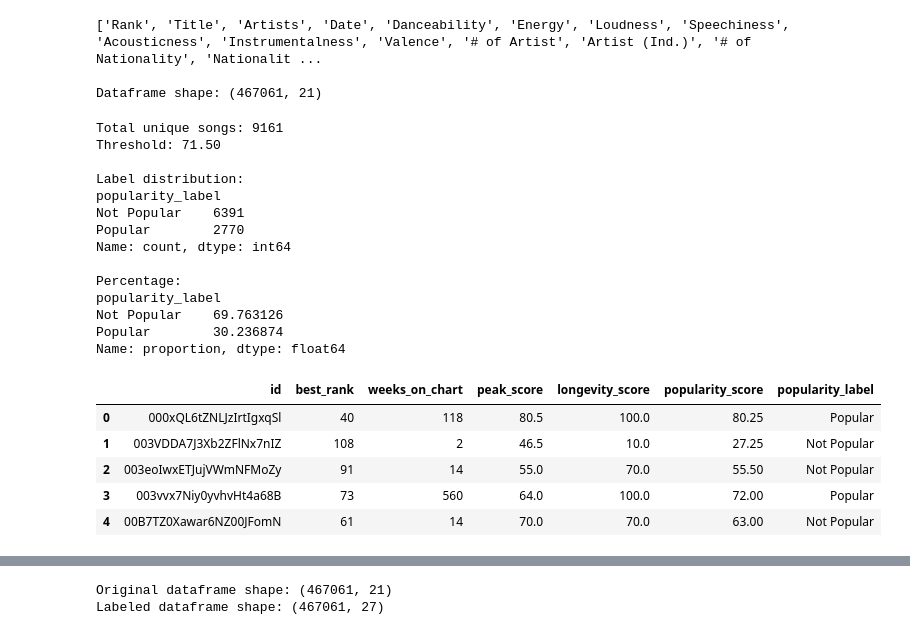
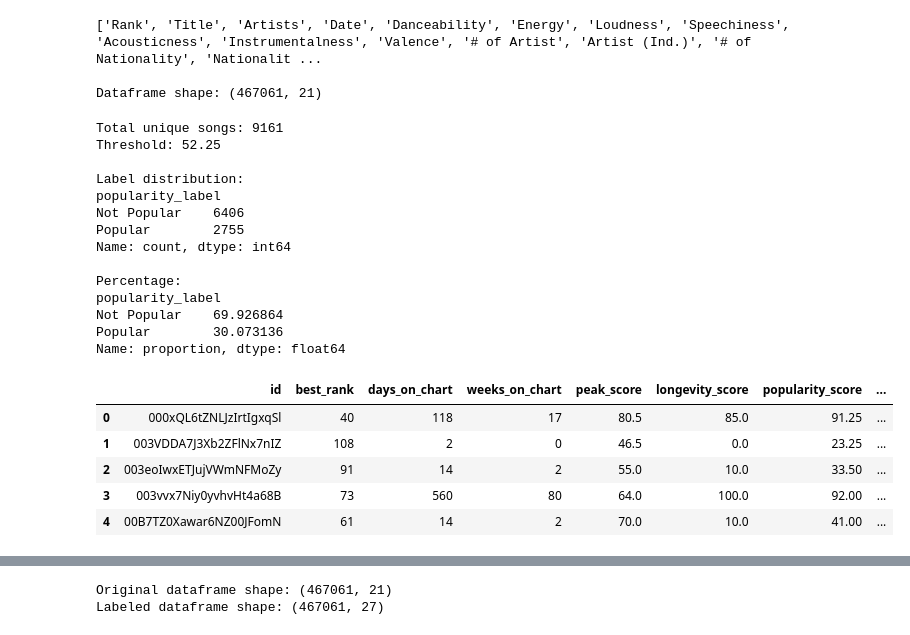
Before and after one commit to patrawi/spotify, a Jupyter notebook: 6_label_data_2.ipynb, the cells around one changed output, grey strips where cells are left out. Cells and saved outputs as stored; diff of their text form; code cells hidden in the pictures.

```diff
--- a/6_label_data_2.ipynb
+++ b/6_label_data_2.ipynb
@@ -24,56 +24,59 @@ print(f"\nDataframe shape: {df.shape}")
 Dataframe shape: (467061, 21)
 # %%
 # Step 1: Aggregate data by song
-song_stats = df.groupby(['id', ]).agg({
+song_stats = df.groupby(['id']).agg({
     'Rank': 'min',
     'Date': 'nunique'
 }).reset_index()
-song_stats.columns = ['id', 'best_rank', 'weeks_on_chart']
+song_stats.columns = ['id', 'best_rank', 'days_on_chart']
+
+# Convert days to weeks
+song_stats['weeks_on_chart'] = (song_stats['days_on_chart'] / 7).round().astype(int)
 
 # Step 2: Calculate scores on aggregated data
 song_stats['peak_score'] = (201 - song_stats['best_rank']) / 200 * 100
 song_stats['longevity_score'] = np.minimum(song_stats['weeks_on_chart'] / 20, 1.0) * 100
 
 # Step 3: Calculate popularity score
 weight_peak = 0.5
-weight_longevity = 0.4
+weight_longevity = 0.6
 song_stats['popularity_score'] = (weight_peak * song_stats['peak_score']) + (weight_longevity * song_stats['longevity_score'])
 
 # Step 4: Create labels on unique songs
 #threshold = song_stats['popularity_score'].median()
 threshold = song_stats['popularity_score'].quantile(0.7)
 song_stats['popularity_label'] = song_stats['popularity_score'].apply(lambda x: 'Popular' if x >= threshold else 'Not Popular')
 
 # Display statistics
 print(f"Total unique songs: {len(song_stats)}")
 print(f"Threshold: {threshold:.2f}")
 print("\nLabel distribution:")
 print(song_stats['popularity_label'].value_counts())
 print(f"\nPercentage:")
 print(song_stats['popularity_label'].value_counts(normalize=True) * 100)
 
 song_stats.head()
 # %% [output]
 Total unique songs: 9161
-Threshold: 71.50
+Threshold: 52.25
 
 Label distribution:
 popularity_label
-Not Popular    6391
-Popular        2770
+Not Popular    6406
+Popular        2755
 Name: count, dtype: int64
 
 Percentage:
 popularity_label
-Not Popular    69.763126
-Popular        30.236874
+Not Popular    69.926864
+Popular        30.073136
 Name: proportion, dtype: float64
-|  | id | best_rank | weeks_on_chart | peak_score | longevity_score | popularity_score | popularity_label |
-| 0 | 000xQL6tZNLJzIrtIgxqSl | 40 | 118 | 80.5 | 100.0 | 80.25 | Popular |
-| 1 | 003VDDA7J3Xb2ZFlNx7nIZ | 108 | 2 | 46.5 | 10.0 | 27.25 | Not Popular |
-| 2 | 003eoIwxETJujVWmNFMoZy | 91 | 14 | 55.0 | 70.0 | 55.50 | Not Popular |
-| 3 | 003vvx7Niy0yvhvHt4a68B | 73 | 560 | 64.0 | 100.0 | 72.00 | Popular |
-| 4 | 00B7TZ0Xawar6NZ00JFomN | 61 | 14 | 70.0 | 70.0 | 63.00 | Not Popular |
+|  | id | best_rank | days_on_chart | weeks_on_chart | peak_score | longevity_score | popularity_score | ... |
+| 0 | 000xQL6tZNLJzIrtIgxqSl | 40 | 118 | 17 | 80.5 | 85.0 | 91.25 | ... |
+| 1 | 003VDDA7J3Xb2ZFlNx7nIZ | 108 | 2 | 0 | 46.5 | 0.0 | 23.25 | ... |
+| 2 | 003eoIwxETJujVWmNFMoZy | 91 | 14 | 2 | 55.0 | 10.0 | 33.50 | ... |
+| 3 | 003vvx7Niy0yvhvHt4a68B | 73 | 560 | 80 | 64.0 | 100.0 | 92.00 | ... |
+| 4 | 00B7TZ0Xawar6NZ00JFomN | 61 | 14 | 2 | 70.0 | 10.0 | 41.00 | ... |
 # %%
 df.head()
 # %% [output]
```
Also changed, not shown: parts of 1 cell of this notebook, 1 other file.
